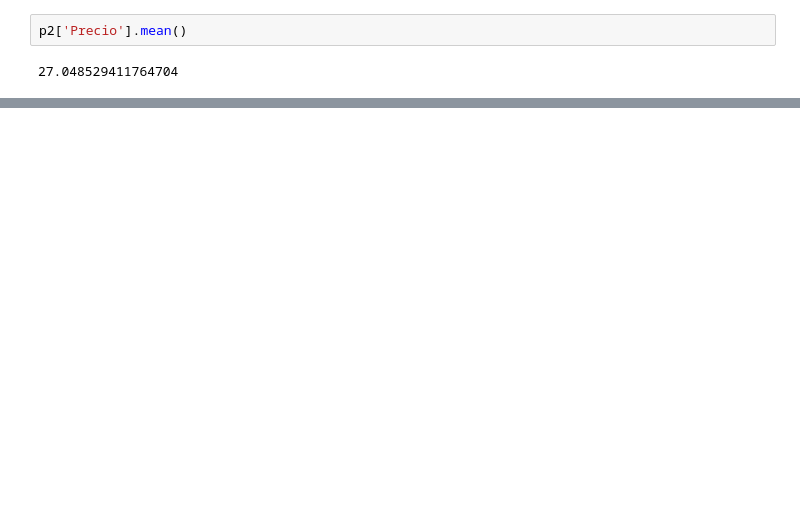
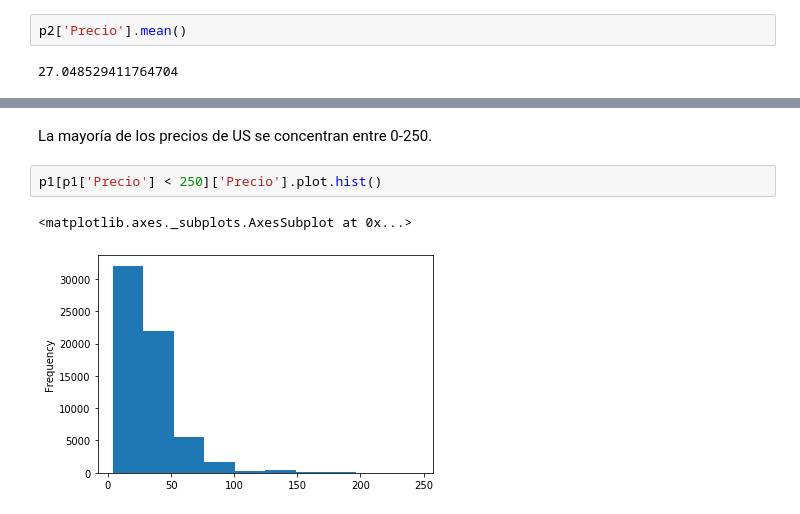
Before and after one commit to LizbethBolado/Mineria-de-datos, a Jupyter notebook: Practica 2 (Visualización de los datos).ipynb, the cells around one changed output, grey strips where cells are left out. Cells and saved outputs as stored; diff of their text form; blank space fills up the shorter version.

```diff
--- a/Practica 2 (Visualización de los datos).ipynb
+++ b/Practica 2 (Visualización de los datos).ipynb
@@ -153,0 +187,7 @@ p2['Precio'].mean()
+# %% [markdown]
+La mayoría de los precios de US se concentran entre 0-250.
+# %%
+p1[p1['Precio'] < 250]['Precio'].plot.hist()
+# %% [output]
+<matplotlib.axes._subplots.AxesSubplot at 0x...>
+[figure, added]
```
Also changed, not shown: parts of 17 cells of this notebook.
